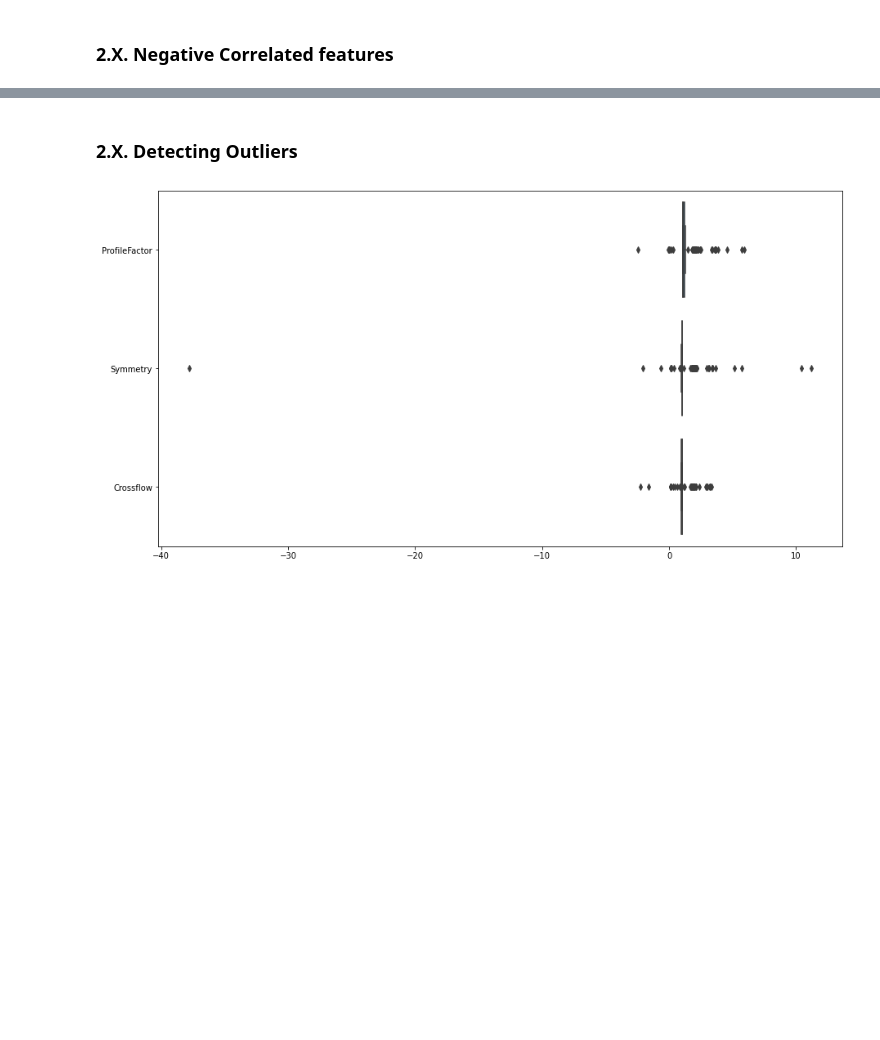
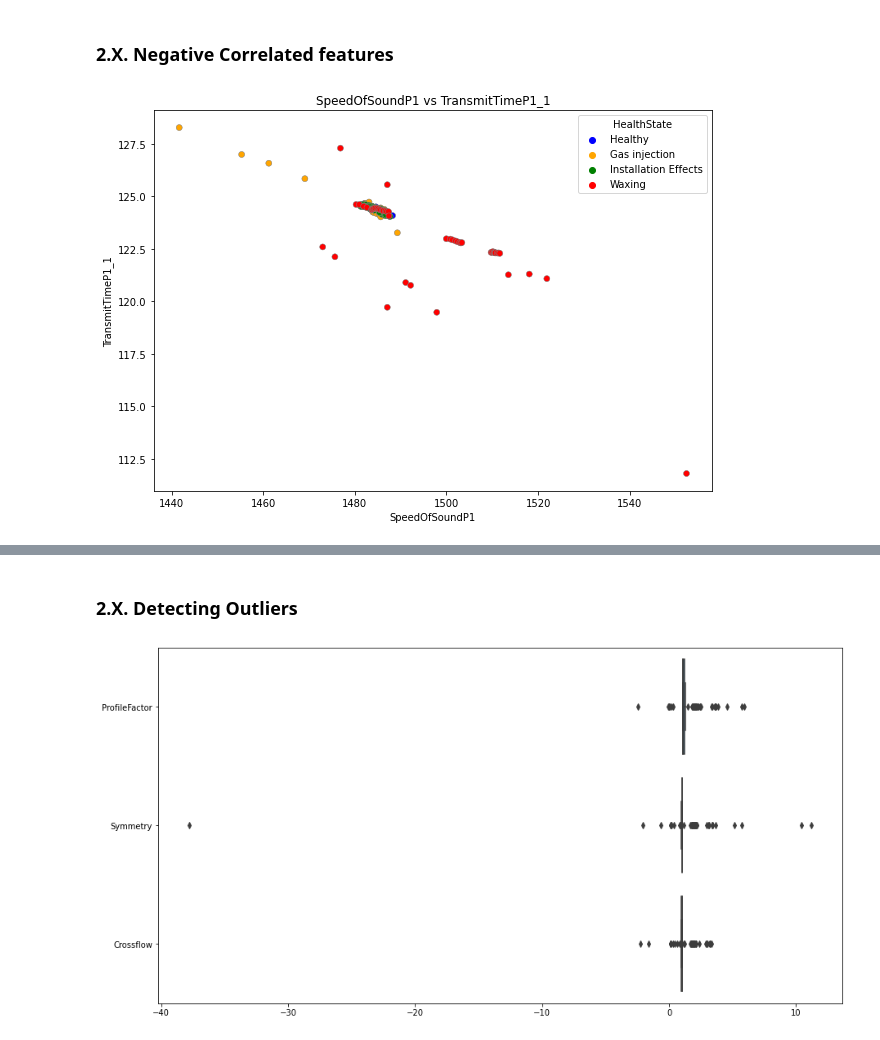
Before and after one commit to davidhgh/csc3005-AE, a Jupyter notebook: FINALFORM.ipynb, the cells around one changed output, grey strips where cells are left out. Saved outputs shown, nothing was run; the diff lists cells and outputs as text; code cells hidden in the pictures; blank space fills up the shorter version.

```diff
--- a/FINALFORM.ipynb
+++ b/FINALFORM.ipynb
@@ -231,2 +312,83 @@ def plotScatter(feature_1, feature_2, df):
 # %% [markdown]
 ### __2.X. Negative Correlated features__
+# %%
+plotScatter('SpeedOfSoundP1','TransmitTimeP1_1', df_D)
+plotScatter('SpeedOfSoundP2','TransmitTimeP2_1', df_D)
+plotScatter('SpeedOfSoundP3','TransmitTimeP1_2', df_D)
+plotScatter('SpeedOfSoundP3','TransmitTimeP3_1', df_D)
+plotScatter('SpeedOfSoundP3','TransmitTimeP3_2', df_D)
+
+plotScatter('SpeedOfSoundP4','SignalStrP4_1', df_D) #-0.84
+plotScatter('SpeedOfSoundP4','SignalStrP4_2', df_D) #-0.84
+plotScatter('SpeedOfSoundP4','SignalQltP4_1', df_D) #-0.86
+plotScatter('SpeedOfSoundP4','SignalQltP4_2', df_D) #-0.86
+plotScatter('SpeedOfSoundP4','TransmitTimeP4_1', df_D) #-0.86
+plotScatter('SpeedOfSoundP4','TransmitTimeP4_2', df_D) #-0.93
+
+plotScatter('SignalStrP1_1','GainP1_1', df_D) #-0.89
+plotScatter('SignalStrP1_1','GainP1_2', df_D) #-0.89
+plotScatter('SignalStrP1_1','GainP2_1', df_D) #-0.89
+plotScatter('SignalStrP1_1','GainP2_2', df_D) #-0.88
+plotScatter('SignalStrP1_1','GainP3_1', df_D) #-0.94
+plotScatter('SignalStrP1_1','GainP3_2', df_D) #-0.94
+
+plotScatter('SignalStrP1_2','GainP1_1', df_D) #-0.9
+plotScatter('SignalStrP1_2','GainP1_2', df_D) #-0.9
+plotScatter('SignalStrP1_2','GainP2_1', df_D) #-0.89
+plotScatter('SignalStrP1_2','GainP2_2', df_D) #-0.89
+plotScatter('SignalStrP1_2','GainP3_1', df_D) #-0.95
+plotScatter('SignalStrP1_2','GainP3_2', df_D) #-0.95
+
+plotScatter('SignalStrP2_1','GainP1_1', df_D) #-0.9
+plotScatter('SignalStrP2_1','GainP1_2', df_D) #-0.9
+plotScatter('SignalStrP2_1','GainP2_1', df_D) #-0.95
+plotScatter('SignalStrP2_1','GainP2_2', df_D) #-0.95
+plotScatter('SignalStrP2_1','GainP3_1', df_D) #-0.92
+plotScatter('SignalStrP2_1','GainP3_2', df_D) #-0.92
+
+plotScatter('SignalStrP2_2','GainP1_1', df_D) #-0.89
+plotScatter('SignalStrP2_2','GainP1_2', df_D) #-0.89
+plotScatter('SignalStrP2_2','GainP2_1', df_D) #-0.94
+plotScatter('SignalStrP2_2','GainP2_2', df_D) #-0.94
+plotScatter('SignalStrP2_2','GainP3_1', df_D) #-0.91
+plotScatter('SignalStrP2_2','GainP3_2', df_D) #-0.91
+
+plotScatter('SignalStrP3_1','GainP1_1', df_D) #-0.88
+plotScatter('SignalStrP3_1','GainP1_2', df_D) #-0.88
+plotScatter('SignalStrP3_1','GainP2_1', df_D) #-0.84
+plotScatter('SignalStrP3_1','GainP2_2', df_D) #-0.84
+plotScatter('SignalStrP3_1','GainP3_1', df_D) #-0.94
+plotScatter('SignalStrP3_1','GainP3_2', df_D) #-0.94
+
+plotScatter('SignalStrP3_2','GainP1_1', df_D) #-0.88
+plotScatter('SignalStrP3_2','GainP1_2', df_D) #-0.88
+plotScatter('SignalStrP3_2','GainP2_1', df_D) #-0.85
+plotScatter('SignalStrP3_2','GainP2_2', df_D) #-0.85
+plotScatter('SignalStrP3_2','GainP3_1', df_D) #-0.94
+plotScatter('SignalStrP3_2','GainP3_2', df_D) #-0.94
+
+plotScatter('SignalStrP4_1','SpeedOfSoundP4', df_D) #-0.84
+plotScatter('SignalStrP4_1','GainP4_1', df_D) #-0.97
+plotScatter('SignalStrP4_1','GainP4_2', df_D) #-0.97
+
+plotScatter('SignalStrP4_2','SpeedOfSoundP4', df_D) #-0.84
+plotScatter('SignalStrP4_2','GainP4_1', df_D) #-0.98
+plotScatter('SignalStrP4_2','GainP4_2', df_D) #-0.98
+
+plotScatter('SignalQltP1_1','GainP1_1', df_D) #-0.82
+plotScatter('SignalQltP1_1','GainP1_2', df_D) #-0.82
+plotScatter('SignalQltP1_1','GainP2_1', df_D) #-0.88
+plotScatter('SignalQltP1_1','GainP2_2', df_D) #-0.88
+plotScatter('SignalQltP1_1','GainP3_1', df_D) #-0.8
+plotScatter('SignalQltP1_1','GainP3_2', df_D) #-0.8
+
+plotScatter('SignalQltP1_2','GainP1_1', df_D) #-0.77
+plotScatter('SignalQltP1_2','GainP1_2', df_D) #-0.77
+plotScatter('SignalQltP1_2','GainP2_1', df_D) #-0.83
+plotScatter('SignalQltP1_2','GainP2_2', df_D) #-0.83
+plotScatter('SignalQltP1_2','GainP3_1', df_D) #-0.77
+plotScatter('SignalQltP1_2','GainP3_2', df_D) #-0.77
+
+plotScatter('SignalQltP2_2','TransmitTimeP2_2', df_D) #-0.83
+# %% [output]
+[figure, added]
```
Also changed, not shown: parts of 8 cells of this notebook.
